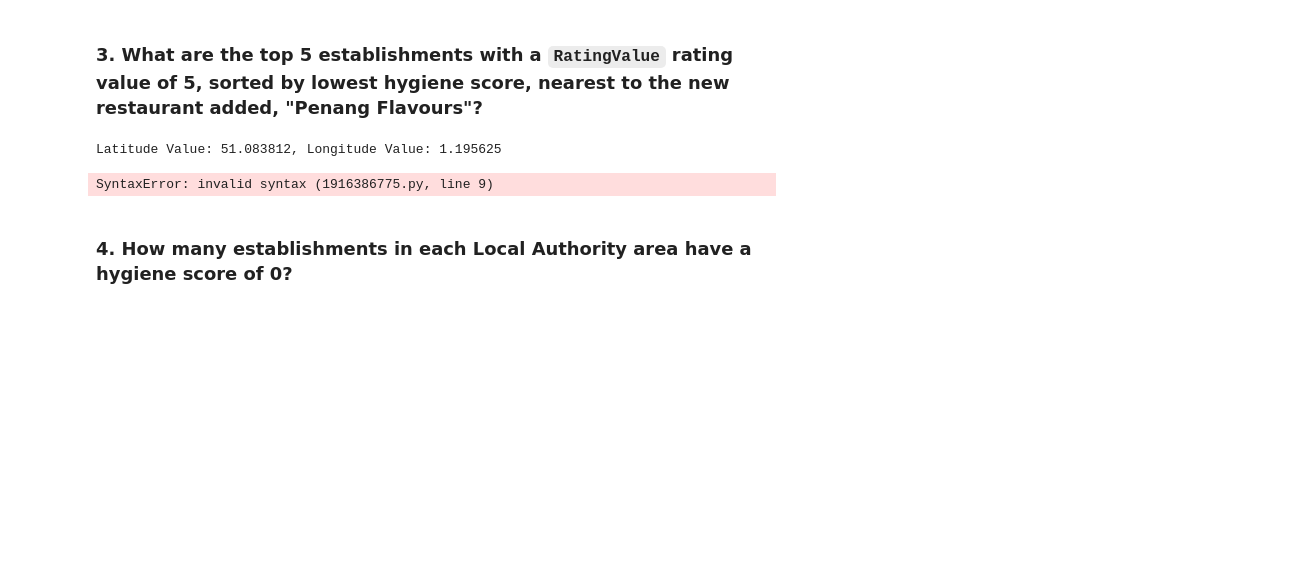
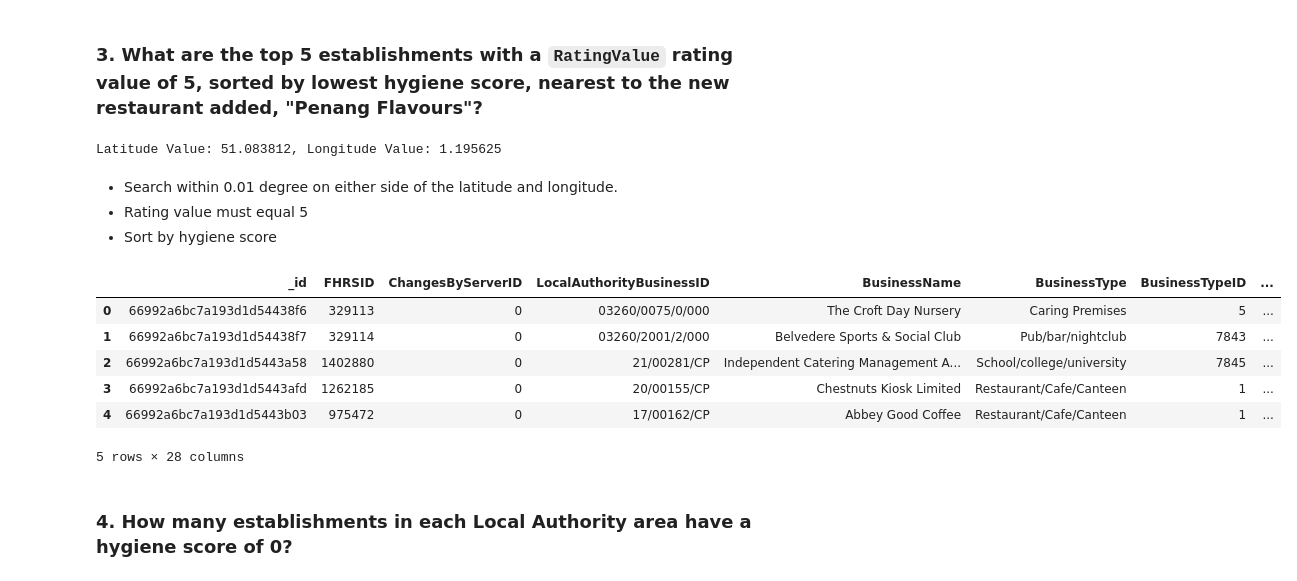
Before and after one commit to Ernawaty2024/nosql-challenge, a Jupyter notebook: NoSQL_analysis_starter1.ipynb, the cells around one changed output. Cells and saved outputs as stored; diff of their text form; code cells hidden in the pictures; blank space fills up the shorter version.

```diff
--- a/NoSQL_analysis_starter1.ipynb
+++ b/NoSQL_analysis_starter1.ipynb
@@ -192,24 +192,62 @@ else:
     print("No document found with latitude and longitude values.")
 # %% [output]
 Latitude Value: 51.083812, Longitude Value: 1.195625
+# %% [markdown]
+- Search within 0.01 degree on either side of the latitude and longitude.
+- Rating value must equal 5
+- Sort by hygiene score
 # %%
-# Search within 0.01 degree on either side of the latitude and longitude.
-# Rating value must equal 5
-# Sort by hygiene score
+# Define the degree search range
+degree_search = 0.01
 
+# Create the projection dictionary
+projection = {'geocode.latitude':1,'geocode.longitude':1,'_id':0}
 
-query ={
-    {'geocode.latitude':{'$gte':latitude_value - degree_search, '$lte':latitude_value + degree_search}},
-    {'geocode.longitude':{'$gte':longitude_value - degree_search, '$lte':longitude_value + degree_search}}
-}
-sort =
-limit =
+# Find documents within the specified projection
+documents_cursor = establishments.find({},projection)
 
-# Print the results
+# Initialize a list to store documents with latitude_value and longitude_value
+documents_with_coordinates = []
+
+# Iterate through the cursor to find the first document within latitude and longitude
+for document in documents_cursor:
+    if 'geocode' in document and 'latitude' in document['geocode'] and 'longitute' in document['geocode']:
+        documents_with_coordinates.append(document)
+
+# Create empty list to store the result establishments
+result_establishments_list = []
+
+# Query to search within 0.01 degree on either side of the latitude and longitude
+for doc in documents_with_coordinates:
+    latitude_value =doc['geocode']['latitude']
+    longitude_value = doc['geocode']['longitude']
+
+    query = {
+         'geocode.latitude':{'$gte':latitude_value - degree_search, '$lte':latitude_value + degree_search},
+         'geocode.longitude':{'$gte':latitude_value - degree_search, '$lte' : longitude_value + degree_search},
+         'RatingValue':5
+    }
+
+# Sort the criteria by hygine score
+sort = [('scores.Hygine',1)]
+
+# Find establishment matching the query and sorted the hygine score
+result_establishments = establishments.find(query).sort(sort)
+
+# Append the results to the list
+result_establishments_list.extend(list(result_establishments))
-# %% [output]
-SyntaxError: invalid syntax (1916386775.py, line 9)
 # %%
 # Convert result to Pandas DataFrame
+establishments_df = pd.DataFrame(result_establishments_list)
+establishments_df.head(5)
+# %% [output]
+|  | _id | FHRSID | ChangesByServerID | LocalAuthorityBusinessID | BusinessName | BusinessType | BusinessTypeID | ... |
+| 0 | 66992a6bc7a193d1d54438f6 | 329113 | 0 | 03260/0075/0/000 | The Croft Day Nursery | Caring Premises | 5 | ... |
+| 1 | 66992a6bc7a193d1d54438f7 | 329114 | 0 | 03260/2001/2/000 | Belvedere Sports & Social Club | Pub/bar/nightclub | 7843 | ... |
+| 2 | 66992a6bc7a193d1d5443a58 | 1402880 | 0 | 21/00281/CP | Independent Catering Management A... | School/college/university | 7845 | ... |
+| 3 | 66992a6bc7a193d1d5443afd | 1262185 | 0 | 20/00155/CP | Chestnuts Kiosk Limited | Restaurant/Cafe/Canteen | 1 | ... |
+| 4 | 66992a6bc7a193d1d5443b03 | 975472 | 0 | 17/00162/CP | Abbey Good Coffee | Restaurant/Cafe/Canteen | 1 | ... |
+5 rows × 28 columns
 # %% [markdown]
 ### 4. How many establishments in each Local Authority area have a hygiene score of 0?
 # %%
```
